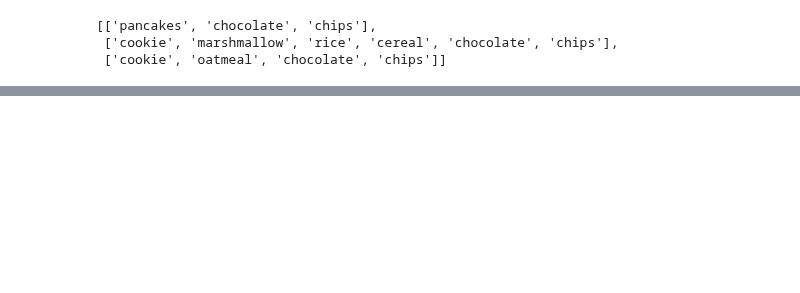
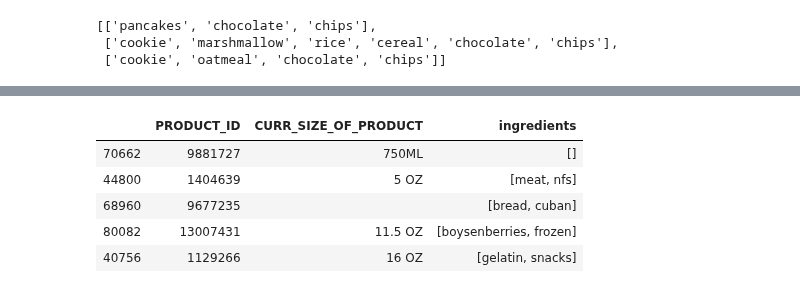
Before and after one commit to raphaelreiss/ADA_project, a Jupyter notebook: src/Health.ipynb, the cells around one changed output, grey strips where cells are left out. Cells and saved outputs as stored; diff of their text form; code cells hidden in the pictures; blank space fills up the shorter version.

```diff
--- a/src/Health.ipynb
+++ b/src/Health.ipynb
@@ -356,53 +355,57 @@ def construct_dic_score(common_w = common_words):
     return dic_score
 # %%
 
-def find_food(test,food_list, dic_score):
+def find_food(test,food_list, dic_score,verb = True):
     """
     implementation of the graphic above
     test = list of strings to test
     food_list: pandas dataframe linking the food article/id to the lists of words of its name
     return the best article
     """
-    print("############# Analyzing the sample:{}###########".format(test))
+    def printo(stringo,verb):
+        if verb:
+            print(stringo)
+
+    printo("############# Analyzing the sample:{}###########".format(test),verb)
     if len(test) == 0:
         #give up the sample
-        print("END no match was found!")
+        printo("END no match was found!",verb)
         return [] #dummy
 
     matches = get_matches(test,food_list)
     if len(matches) == 0:
-        print("No Match: ")
+        printo("No Match: ",verb)
         scores = [ dic_score.get(i,0) for i in test]
 
 
         for i,j in zip(test,scores):
-            print("word {} has score {}".format(i,j))
+            printo("word {} has score {}".format(i,j),verb)
 
         armin = np.argmin(scores)
-        print("minscore:({},{}) will be deleted \n".format(scores[armin],test[armin]))
+        printo("minscore:({},{}) will be deleted \n".format(scores[armin],test[armin]),verb)
 
         test = [elem for i,elem in enumerate(test) if i != armin]
-        return find_food(test,food_list,dic_score)
+        return find_food(test,food_list,dic_score,verb)
 
     elif len(matches) == 1:
         match = matches[0]
-        print("Found a single match:{}".format(match))
+        printo("Found a single match:{}".format(match),verb)
         return match
     else:
         sizes = [len(i) for i in matches]
         minsize = np.min(sizes)
         minsiz_matches = [i for i in matches if len(i) == minsize]
         if len(minsiz_matches) == 1:
-            print("Single match of minsize",minsiz_matches[0])
+            printo("Single match of minsize:{}".format(minsiz_matches[0]),verb)
             return minsiz_matches[0]
         else:
-            print("Many matches of minsize:",minsiz_matches)
+            printo("Many matches of minsize:{}".format(minsiz_matches),verb)
             scores = [np.sum([dic_score.get(j,0) for j in trial]) for trial in minsiz_matches]
 
             for i,j in zip(minsiz_matches,scores):
-                print("{} match has {} score".format(i,j))
+                printo("{} match has {} score".format(i,j),verb)
 
             armin_imp = np.argmin(scores)
-            print("Match of smallest importance:{}".format(minsiz_matches[armin_imp]))
+            printo("Match of smallest importance:{}".format(minsiz_matches[armin_imp]),verb)
             return minsiz_matches[armin_imp]
 # %%
@@ -471,0 +437,4 @@ NameError: name 'get_score' is not defined
+# %%
+estimated_df = products_df_short.copy()
+findfoodshort = lambda list_words: find_food(list_words,food_name_df,DIC_SCORE,verb = True)
+estimated_df.ingredients = estimated_df.ingredients.apply(findfoodshort)
@@ -471,0 +468,9 @@ NameError: name 'get_score' is not defined
+# %%
+estimated_df
+# %% [output]
+|  | PRODUCT_ID | CURR_SIZE_OF_PRODUCT | ingredients |
+| 70662 | 9881727 | 750ML | [] |
+| 44800 | 1404639 | 5 OZ | [meat, nfs] |
+| 68960 | 9677235 |  | [bread, cuban] |
+| 80082 | 13007431 | 11.5 OZ | [boysenberries, frozen] |
+| 40756 | 1129266 | 16 OZ | [gelatin, snacks] |
```
Also changed, not shown: parts of 16 cells of this notebook, 6 other files.
